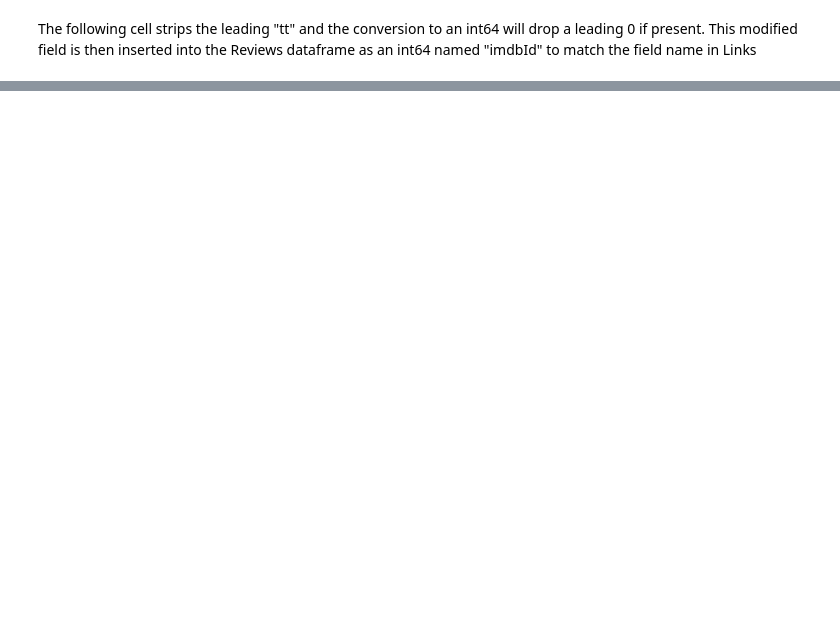
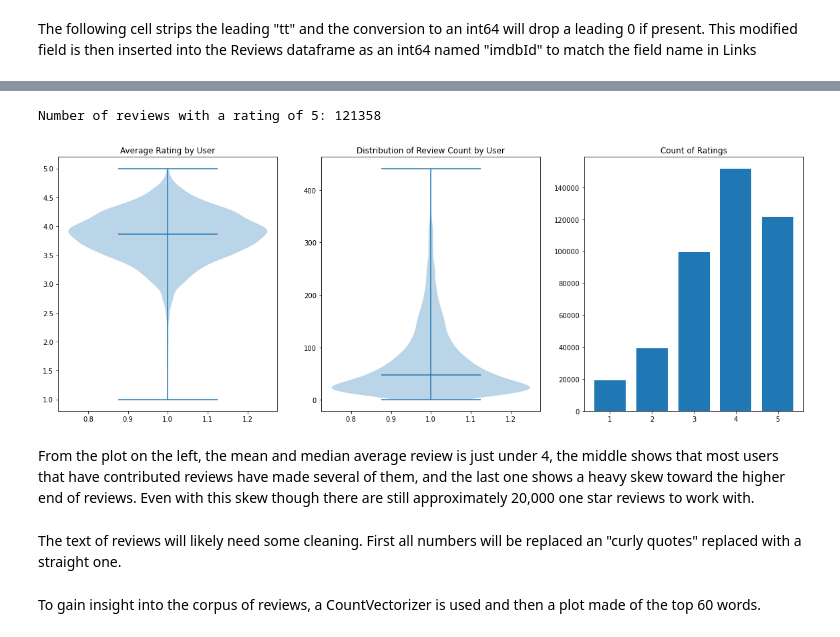
Before and after one commit to clayv/DTSA-5510_Final_Project, a Jupyter notebook: MovieReviewBasedRecommender.ipynb, the cells around one changed output, grey strips where cells are left out. Cells and saved outputs as stored; diff of their text form; code cells hidden in the pictures; blank space fills up the shorter version.

```diff
--- a/MovieReviewBasedRecommender.ipynb
+++ b/MovieReviewBasedRecommender.ipynb
@@ -145,0 +154,5 @@ memory usage: 18.6+ KB
+# %%
+dfTrain = dfTrain[dfTrain['mID'].isin(dfMovies['mID'])]
+dfTest = dfTest[dfTest['mID'].isin(dfMovies['mID'])]
+dfAllRatings = pd.concat([dfTrain, dfTest])
+display(dfAllRatings)
@@ -146,6 +177,34 @@ memory usage: 18.6+ KB
+# %%
+print("Number of reviews with a rating of 5: {}".format(len(dfAllRatings[dfAllRatings.rating == 5])))
+
+fig, (ax1, ax2, ax3) = plt.subplots(nrows = 1, ncols = 3)
+
+#ax1.plot(dfAllRatings.groupby('uID')['rating'].mean())
+ax1.violinplot(dfAllRatings.groupby('uID')['rating'].mean(), showmedians = True)
+ax1.set_title('Average Rating by User')
+
+ax2.violinplot(dfAllRatings.groupby('uID')['rating'].count(), showmedians = True)
+ax2.set_title('Distribution of Review Count by User')
+
+ax3.hist(dfAllRatings.rating, bins = range(1, 7), rwidth = 0.75)
+ax3.set_xticks(np.arange(1.5, 6.5), labels = range(1, 6))
+ax3.set_title('Count of Ratings')
+
+fig.set_figheight(7)
+fig.set_figwidth(20)
+plt.show()
+# %% [output]
+Number of reviews with a rating of 5: 121358
+[figure, added]
+# %% [markdown]
+From the plot on the left, the mean and median average review is just under 4, the middle shows that most users that have contributed reviews have made several of them, and the last one shows a heavy skew toward the higher end of reviews. Even with this skew though there are still approximately 20,000 one star reviews to work with.
+# %% [markdown]
+The text of reviews will likely need some cleaning. First all numbers will be replaced an "curly quotes" replaced with a straight one.
 # %%
 dfMovies.all_reviews.replace(to_replace = "’", value = "\'", inplace = True, regex = True)
 dfMovies.all_reviews.replace(to_replace = "\\d+", value = "", inplace = True, regex = True)
+# %% [markdown]
+To gain insight into the corpus of reviews, a CountVectorizer is used and then a plot made of the top 60 words.
 # %%
 nTopWords = 60
 tf_vectorizer = CountVectorizer(max_df = 0.80, min_df = 2, max_features = nTopWords, stop_words = "english")
```
Also changed, not shown: parts of 41 cells of this notebook.
